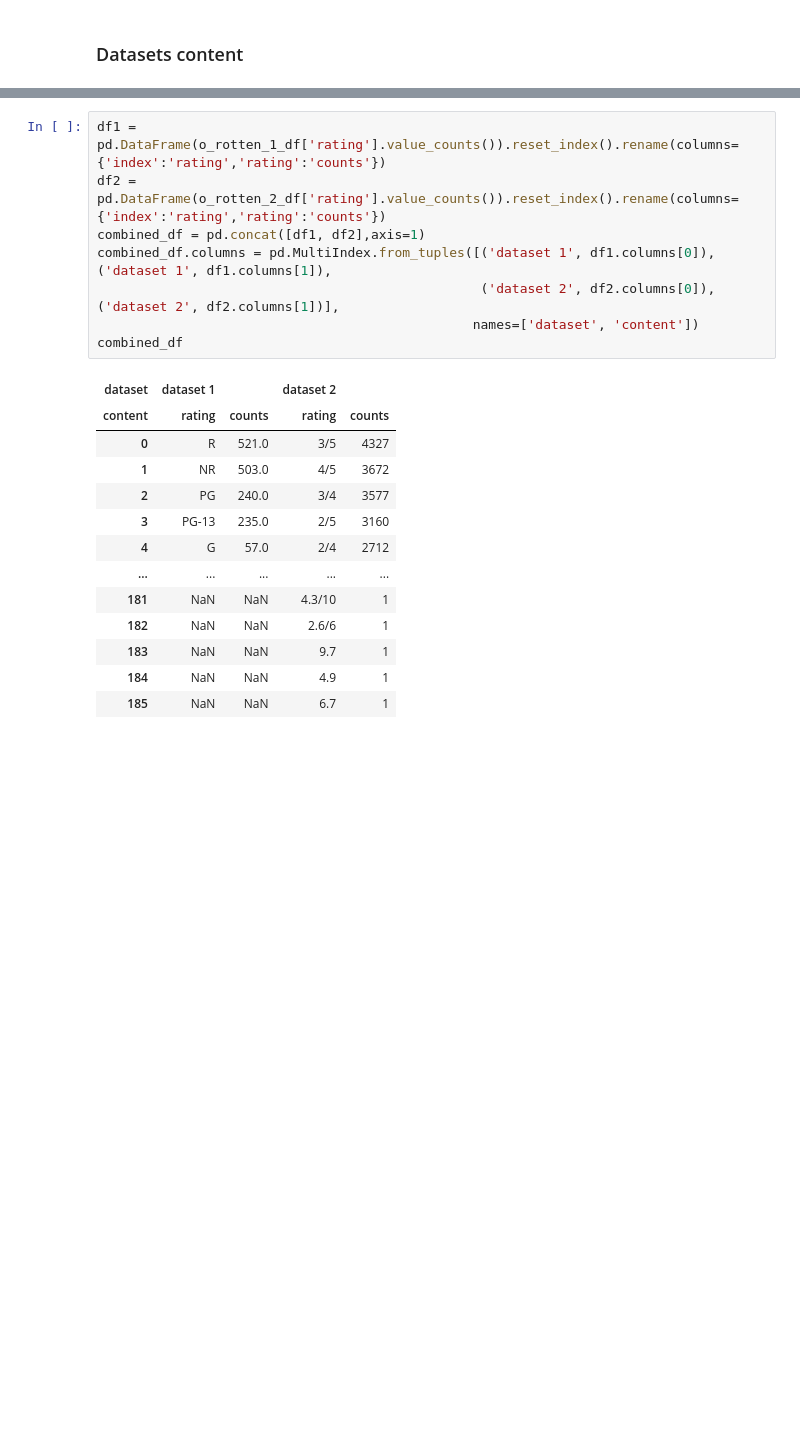
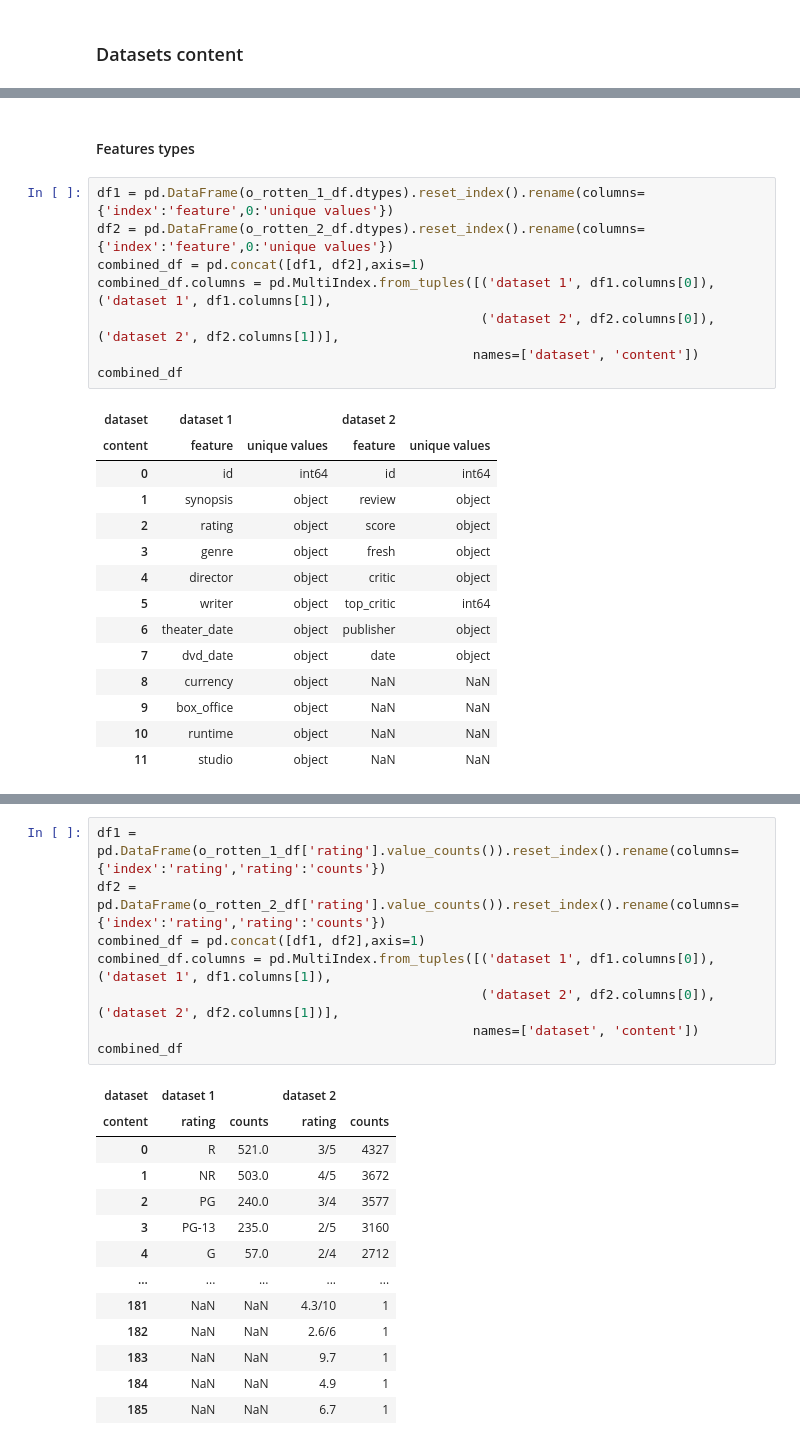
Before and after one commit to inesboxexa/project-films, a Jupyter notebook: rotten-datasets.ipynb, the cells around one changed output, grey strips where cells are left out. Saved outputs shown, nothing was run; the diff lists cells and outputs as text; blank space fills up the shorter version.

```diff
--- a/rotten-datasets.ipynb
+++ b/rotten-datasets.ipynb
@@ -33,3 +66,28 @@ combined_df
 | 9 | box_office | 336 | NaN | NaN |
 | 10 | runtime | 142 | NaN | NaN |
 | 11 | studio | 200 | NaN | NaN |
+# %% [markdown]
+#### Features types
+# %%
+df1 = pd.DataFrame(o_rotten_1_df.dtypes).reset_index().rename(columns={'index':'feature',0:'unique values'})
+df2 = pd.DataFrame(o_rotten_2_df.dtypes).reset_index().rename(columns={'index':'feature',0:'unique values'})
+combined_df = pd.concat([df1, df2],axis=1)
+combined_df.columns = pd.MultiIndex.from_tuples([('dataset 1', df1.columns[0]), ('dataset 1', df1.columns[1]),
+                                                 ('dataset 2', df2.columns[0]), ('dataset 2', df2.columns[1])],
+                                                names=['dataset', 'content'])
+combined_df
+# %% [output]
+| dataset | dataset 1 |  | dataset 2 |  |
+| content | feature | unique values | feature | unique values |
+| 0 | id | int64 | id | int64 |
+| 1 | synopsis | object | review | object |
+| 2 | rating | object | score | object |
+| 3 | genre | object | fresh | object |
+| 4 | director | object | critic | object |
+| 5 | writer | object | top_critic | int64 |
+| 6 | theater_date | object | publisher | object |
+| 7 | dvd_date | object | date | object |
+| 8 | currency | object | NaN | NaN |
+| 9 | box_office | object | NaN | NaN |
+| 10 | runtime | object | NaN | NaN |
+| 11 | studio | object | NaN | NaN |
```
Also changed, not shown: parts of 18 cells of this notebook.
